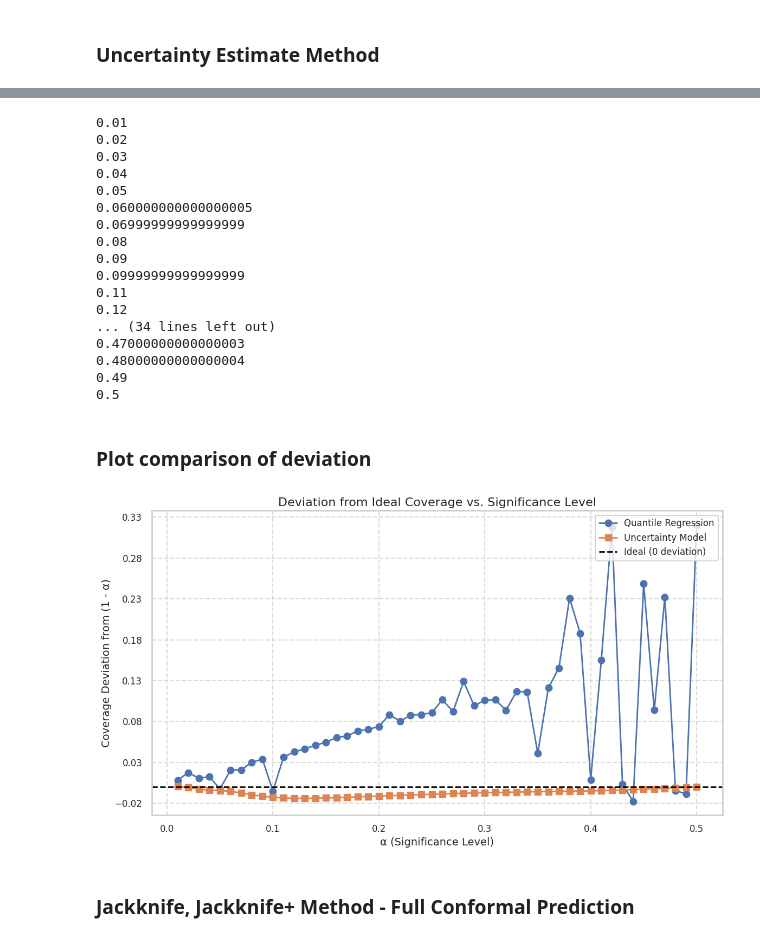
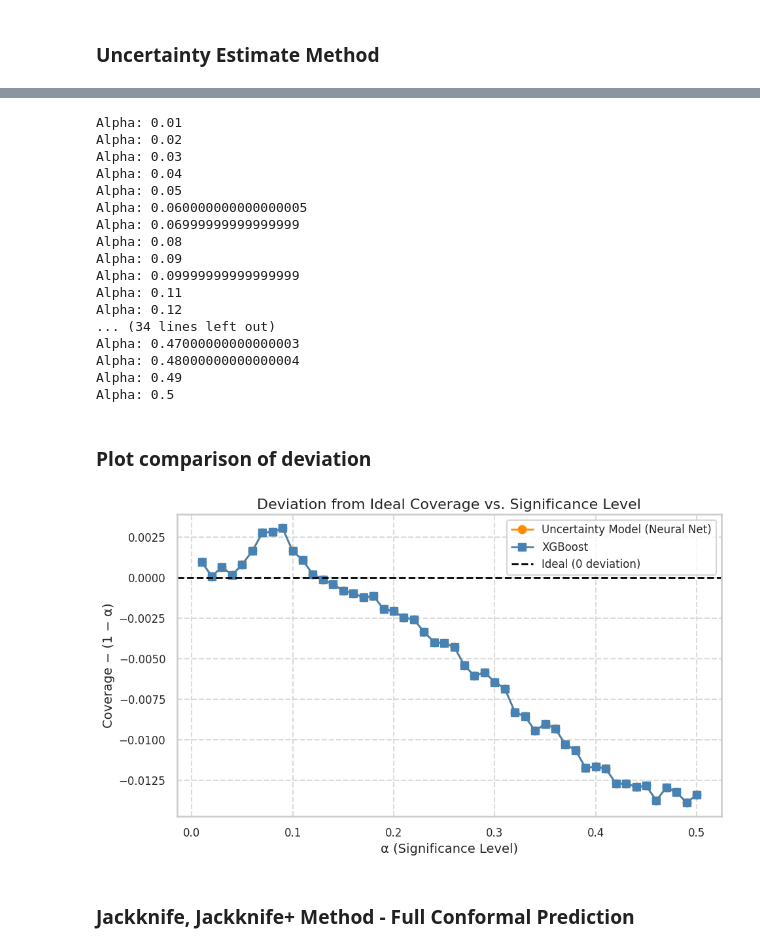
Before and after one commit to SidZRed/Conformal_Prediction, a Jupyter notebook: Regression_conformal.ipynb, the cells around one changed output, grey strips where cells are left out. Cells and saved outputs as stored; diff of their text form; code cells hidden in the pictures.

Commit message:
Trie to change variance plot in regression

```diff
--- a/Regression_conformal.ipynb
+++ b/Regression_conformal.ipynb
@@ -285,75 +316,73 @@ np.float64(0.4998982785573115)
 # %%
-alpha = np.linspace(0.01, 0.5, 50)
-cvg_quantile_reg = []
+all_trials_xgboost = []
 cvg_uncertainty_model = []
 
+alpha = np.linspace(0.01, 0.5, 50)
+
 for i in alpha:
-    print(i)
-    cvg_quantile_reg.append(get_coverage_quantile_regression(i))
-    cvg_uncertainty_model.append(get_coverage_xgboost(i))
+    print(f"Alpha: {i}")
+    trials = get_coverage_xgboost(i)
+    cvg_uncertainty_model.append(trials.mean())
+    all_trials_xgboost.append(trials)
 # %% [output]
-0.01
-0.02
-0.03
-0.04
-0.05
-0.060000000000000005
-0.06999999999999999
-0.08
-0.09
-0.09999999999999999
-0.11
-0.12
+Alpha: 0.01
+Alpha: 0.02
+Alpha: 0.03
+Alpha: 0.04
+Alpha: 0.05
+Alpha: 0.060000000000000005
+Alpha: 0.06999999999999999
+Alpha: 0.08
+Alpha: 0.09
+Alpha: 0.09999999999999999
+Alpha: 0.11
+Alpha: 0.12
 ... (34 lines left out)
-0.47000000000000003
-0.48000000000000004
-0.49
-0.5
+Alpha: 0.47000000000000003
+Alpha: 0.48000000000000004
+Alpha: 0.49
+Alpha: 0.5
 # %% [markdown]
 ### Plot comparison of deviation
 # %%
 import matplotlib.pyplot as plt
 import seaborn as sns
 import numpy as np
 
-# Calculate deviations from ideal coverage
-deviation_qr = np.array(cvg_quantile_reg) - (1 - alpha)
+# Compute deviations from ideal coverage
 deviation_uncertainty = np.array(cvg_uncertainty_model) - (1 - alpha)
+deviation_xgboost = np.array([np.mean(trials) for trials in all_trials_xgboost]) - (1 - alpha)
 
 # Plot settings
 sns.set(style="whitegrid", context="talk")
-plt.figure(figsize=(12, 7))
+plt.figure(figsize=(10, 6))
 
 # Plot deviations
-plt.plot(alpha, deviation_qr, label='Quantile Regression', marker='o', linewidth=2)
-plt.plot(alpha, deviation_uncertainty, label='Uncertainty Model', marker='s', linewidth=2)
+plt.plot(alpha, deviation_uncertainty, label='Uncertainty Model (Neural Net)', marker='o', linewidth=2, color='darkorange')
+plt.plot(alpha, deviation_xgboost, label='XGBoost', marker='s', linewidth=2, color='steelblue')
 
 # Reference line at 0 (perfect coverage)
 plt.axhline(0, color='black', linestyle='--', linewidth=2, label='Ideal (0 deviation)')
 
 # Axis labels and title
 plt.xlabel('α (Significance Level)', fontsize=14)
-plt.ylabel('Coverage Deviation from (1 - α)', fontsize=14)
+plt.ylabel('Coverage − (1 − α)', fontsize=14)
 plt.title('Deviation from Ideal Coverage vs. Significance Level', fontsize=16)
 
-# Custom y-axis ticks: step of 0.01
-y_min = min(deviation_qr.min(), deviation_uncertainty.min())
-y_max = max(deviation_qr.max(), deviation_uncertainty.max())
-y_ticks = np.arange(np.floor(y_min * 100) / 100, np.ceil(y_max * 100) / 100 + 0.01, 0.05)
-plt.yticks(y_ticks)
+# Ticks and grid
 plt.xticks(fontsize=12)
 plt.yticks(fontsize=12)
+plt.grid(True, linestyle='--', alpha=0.7)
 
-# Grid and legend
-plt.grid(True, linestyle='--', alpha=0.7)
+# Legend
 plt.legend(fontsize=12, loc='upper right')
 
-# Show plot
+# Save and show
 plt.tight_layout()
-plt.savefig('Images/deviation from ideal coverage.png', dpi=300)
+plt.savefig("Images/deviation_from_ideal_coverage.png", dpi=300)
 plt.show()
 # %% [output]
-[figure, old version]
+[figure, new version]
 # %% [markdown]
 ### Jackknife, Jackknife+ Method - Full Conformal Prediction
 # %%
```
Also changed, not shown: parts of 5 cells of this notebook, 7 other files.
